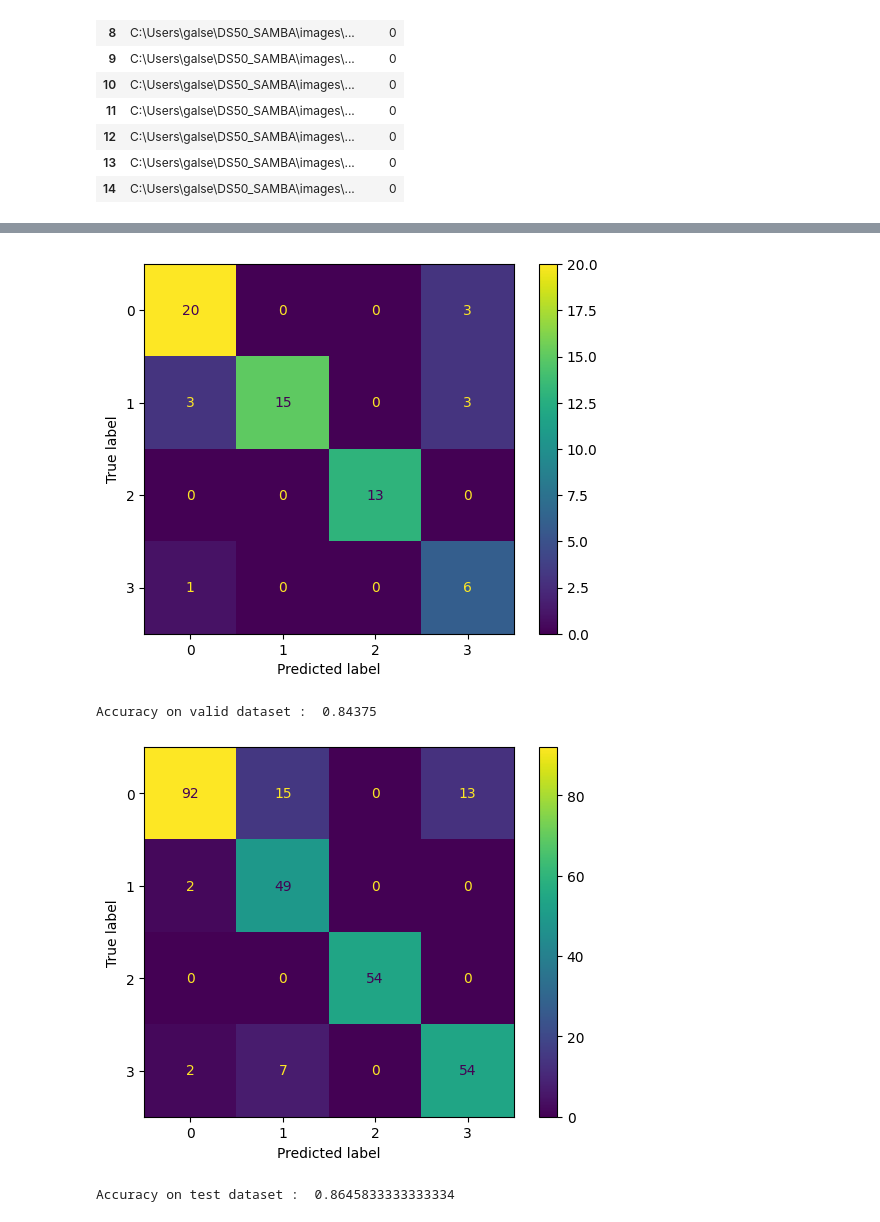
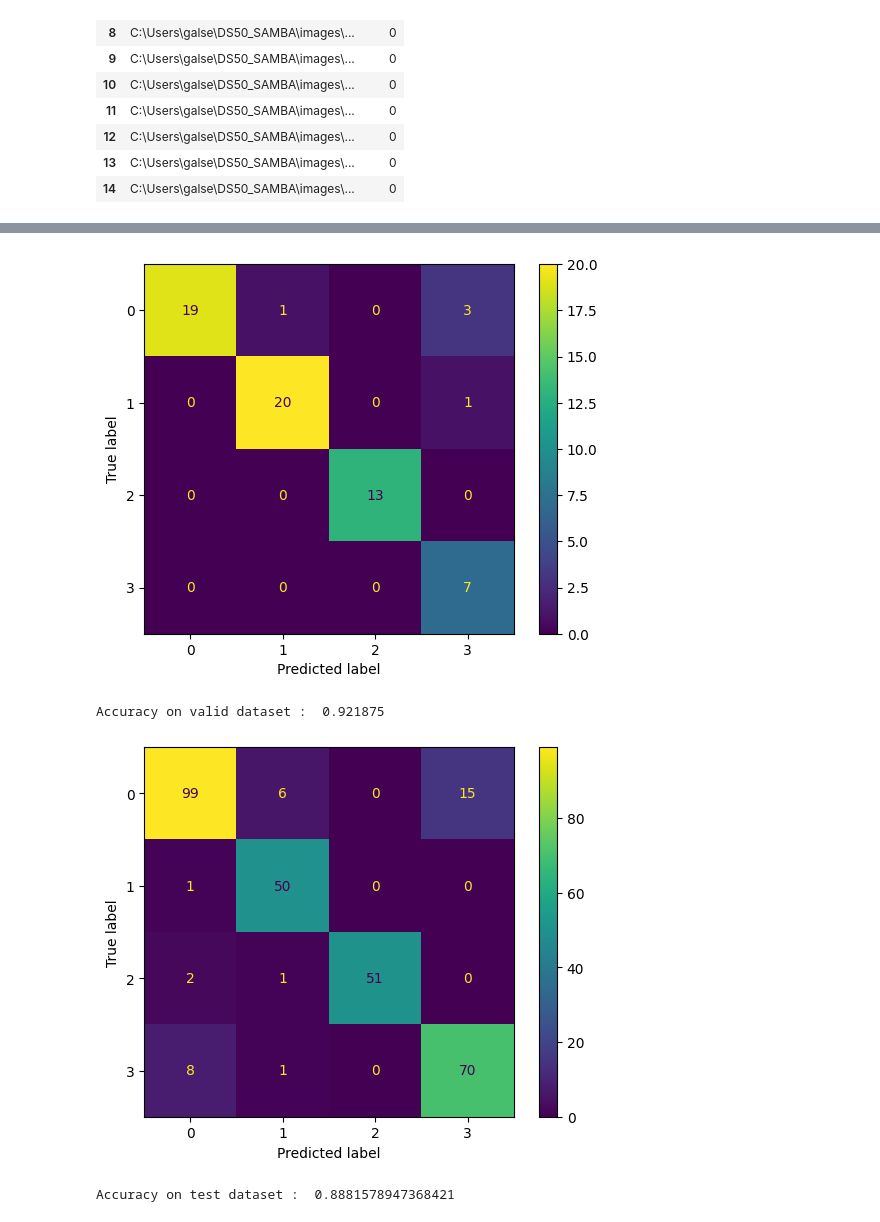
Before and after one commit to samycht/DS50, a Jupyter notebook: DS50_samba/contruct_model/efficientNet.ipynb, the cells around one changed output, grey strips where cells are left out. Cells and saved outputs as stored; diff of their text form; code cells hidden in the pictures.

```diff
--- a/DS50_samba/contruct_model/efficientNet.ipynb
+++ b/DS50_samba/contruct_model/efficientNet.ipynb
@@ -28,8 +28,8 @@ BATCH_SIZE = 16
 MAX_TRAIN_BATCHES = 613 // BATCH_SIZE
 MAX_VAL_BATCHES = 72 // BATCH_SIZE
 MAX_TEST_BATCHES = 315 // BATCH_SIZE
-IMAGE_WIDTH = 400
-IMAGE_HEIGTH = 300
+IMAGE_SIZE = (300,225)
+MAX_LR = 0.0015
 NB_EPOCHS = 4
 DEVICE = "cuda" if torch.cuda.is_available() else "cpu"
 TRAIN_MODEL = True
@@ -112,7 +114,7 @@ class LungsCancerDetectionDataset(Dataset):
     def __getitem__(self, idx):
         img_path = str(self.img_labels.iloc[idx].image_id)
         image = cv2.imread(img_path)
-        image = cv2.resize(image, (IMAGE_WIDTH,IMAGE_HEIGTH))
+        image = cv2.resize(image, IMAGE_SIZE)
         image = np.transpose(image, (2, 0, 1))
         image = torch.as_tensor(image)
         image = image.float()
@@ -161,7 +163,7 @@ def train_model(ds_train, logger, name):
     model = LungsCancerDetectionModel().to(DEVICE)
     optim = torch.optim.Adam(model.parameters())
 
-    scheduler = torch.optim.lr_scheduler.OneCycleLR(optim, max_lr=0.0015, epochs=NB_EPOCHS,
+    scheduler = torch.optim.lr_scheduler.OneCycleLR(optim, max_lr=MAX_LR, epochs=NB_EPOCHS,
                                                 steps_per_epoch=min(MAX_TRAIN_BATCHES, len(dl_train)),
                                                 pct_start=0.3)
     model.train()
@@ -247,23 +256,24 @@ def evaluate_model(model, ds, max_batches):
 # %%
 def make_predictions(model,dataset_type, max_batches):
     ds_eval = LungsCancerDetectionDataset(dataframes[dataset_type])
     loss, y_pred = evaluate_model(model, ds_eval, max_batches)
     y_pred = pd.DataFrame(data=y_pred,columns=['0','1','2','3'])
     y_pred = y_pred.idxmax(axis=1).to_numpy(dtype='float32')
     cm = confusion_matrix(dataframes[dataset_type]['label'].head(len(y_pred)),y_pred)
     disp_cm = ConfusionMatrixDisplay(confusion_matrix=cm)
     disp_cm.plot()
     plt.show()
 
     correct_predictions = cm.diagonal().sum()
     total_samples = cm.sum()
     accuracy = correct_predictions / total_samples
     print(f"Accuracy on {dataset_type} dataset : ", accuracy)
+    return accuracy
 
-make_predictions(model,'valid',MAX_VAL_BATCHES)
-make_predictions(model,'test',MAX_TEST_BATCHES)
+val_accuracy = make_predictions(model,'valid',MAX_VAL_BATCHES)
+test_accuracy = make_predictions(model,'test',MAX_TEST_BATCHES)
 # %% [output]
-[figure, old version]
+[figure, new version]
-Accuracy on valid dataset :  0.84375
+Accuracy on valid dataset :  0.921875
-[figure, old version]
+[figure, new version]
-Accuracy on test dataset :  0.8645833333333334
+Accuracy on test dataset :  0.8881578947368421
```
Also changed, not shown: parts of 3 cells of this notebook, 3 other files.
